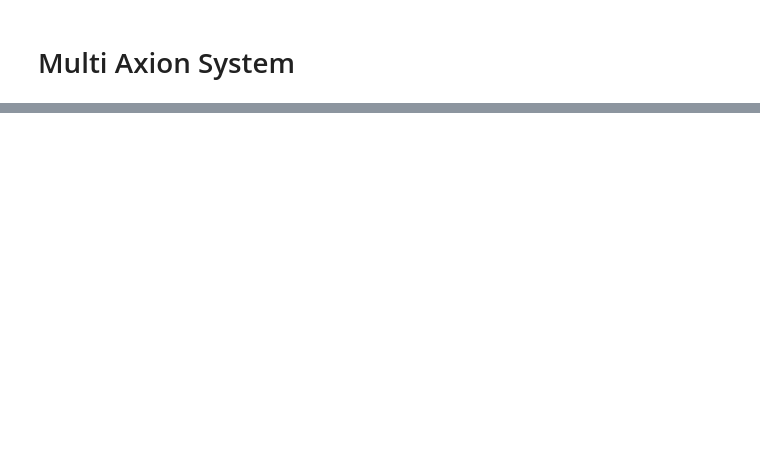
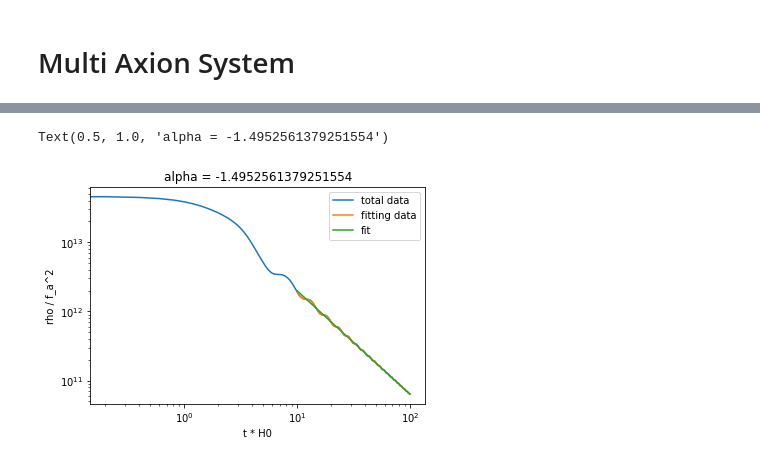
Before and after one commit to anna-jana/masters-project, a Jupyter notebook: transport_eq_in_time/multi_axion.ipynb, the cells around one changed output, grey strips where cells are left out. Saved outputs shown, nothing was run; the diff lists cells and outputs as text; code cells hidden in the pictures; blank space fills up the shorter version.

```diff
--- a/transport_eq_in_time/multi_axion.ipynb
+++ b/transport_eq_in_time/multi_axion.ipynb
@@ -28,0 +68,21 @@ plt.plot(y[1,:], y[0,:],"*")
+# %%
+skip = tmax_axion / 10
+s = skip_steps = int(np.ceil(skip / (ts[1] - ts[0])))
+fake_f_a = 1
+rho = np.array([ multi_axion_field.get_energy(x, fake_f_a, Q, Lambda) for x in canoncial_states.T ])
+def fit_fn(log_t, alpha, log_beta):
+    return alpha * log_t + log_beta
+p, cov = curve_fit(fit_fn, np.log(ts[skip_steps:]), np.log(rho[skip_steps:]), p0=(1, 1))
+alpha, log_beta = p
+
+plt.figure()
+plt.loglog(ts, rho, label="total data")
+plt.loglog(ts[skip_steps:], rho[skip_steps:], label="fitting data")
+plt.loglog(ts[skip_steps:], np.exp(fit_fn(np.log(ts[skip_steps:]), *p)), label="fit")
+plt.xlabel("t * H0")
+plt.ylabel("rho / f_a^2")
+plt.legend()
+plt.title(f"alpha = {p[0]}")
+# %% [output]
+Text(0.5, 1.0, 'alpha = -1.4952561379251554')
+[figure, added]
```
Also changed, not shown: parts of 6 cells of this notebook, 5 other files.
